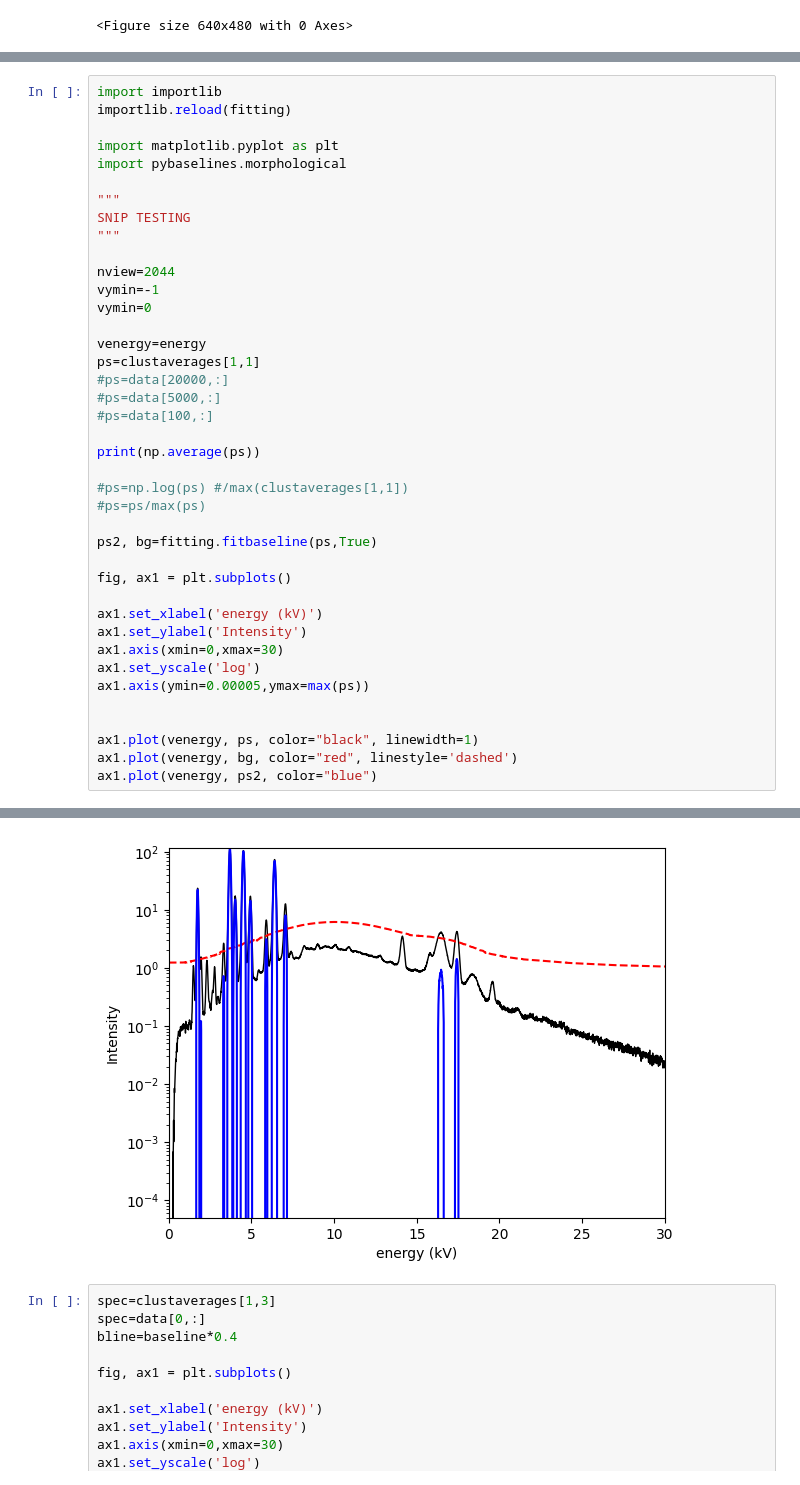
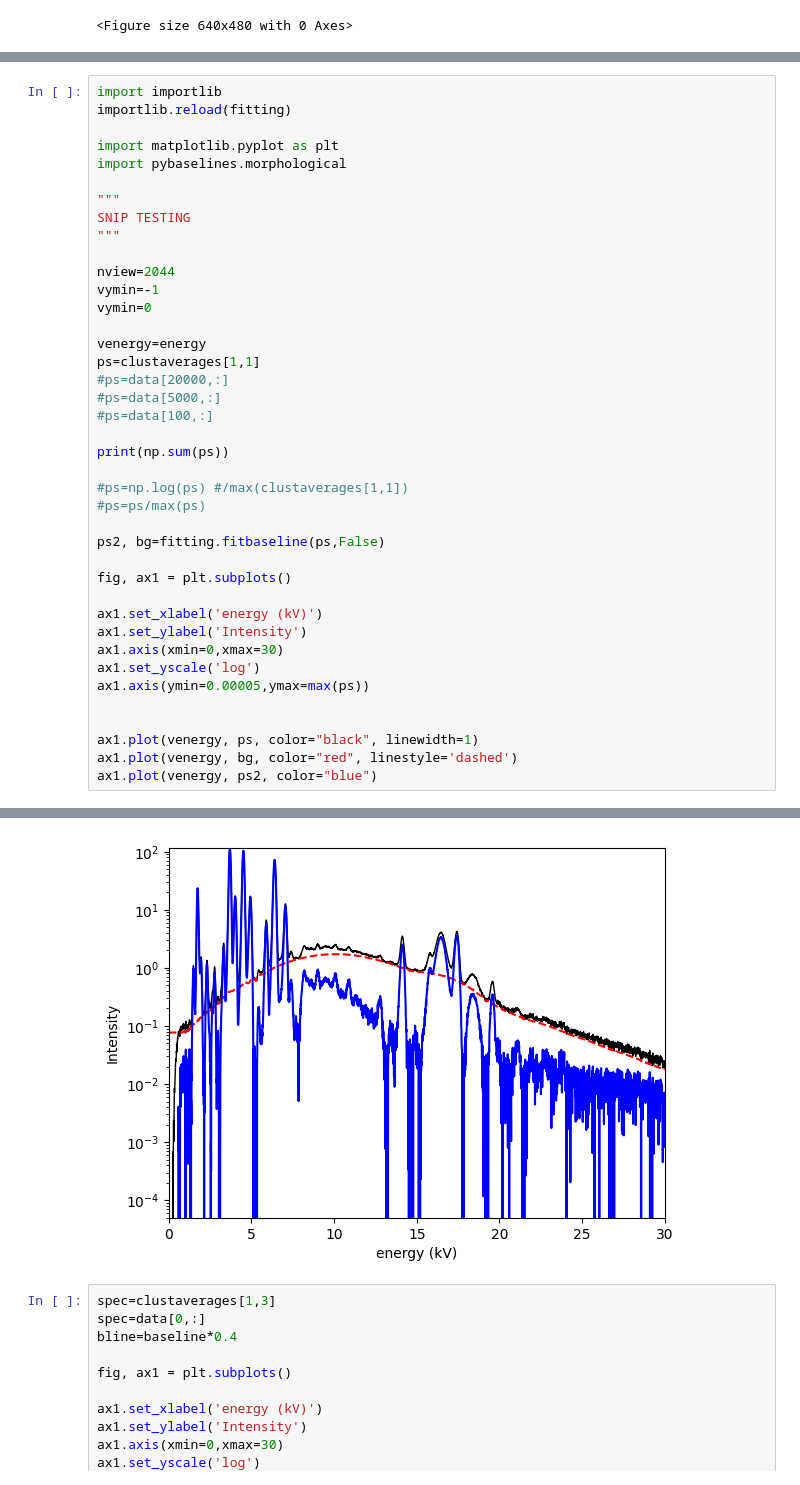
Before and after one commit to lachlanc61/ReadoutXFM, a Jupyter notebook: explore.ipynb, the cells around one changed output, grey strips where cells are left out. Drawn from its saved outputs; the diff is of its cells as text.

Commit message:
finalised snip fitting

```diff
--- a/explore.ipynb
+++ b/explore.ipynb
@@ -471,12 +443,12 @@ ps=clustaverages[1,1]
 #ps=data[5000,:]
 #ps=data[100,:]
 
-print(np.average(ps))
+print(np.sum(ps))
 
 #ps=np.log(ps) #/max(clustaverages[1,1])
 #ps=ps/max(ps)
 
-ps2, bg=fitting.fitbaseline(ps,True)
+ps2, bg=fitting.fitbaseline(ps,False)
 
 fig, ax1 = plt.subplots()
 
@@ -495,5 +467,5 @@ ax1.plot(venergy, ps2, color="blue")
 [<matplotlib.lines.Line2D at 0x...>]
-[figure, old version]
+[figure, new version]
 # %%
 spec=clustaverages[1,3]
 spec=data[0,:]
```
Also changed, not shown: parts of 3 cells of this notebook, 1 other file.
